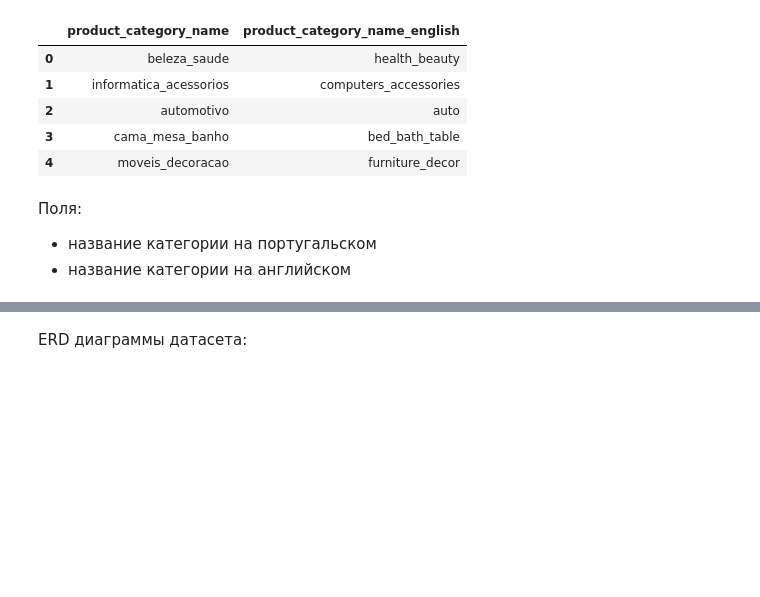
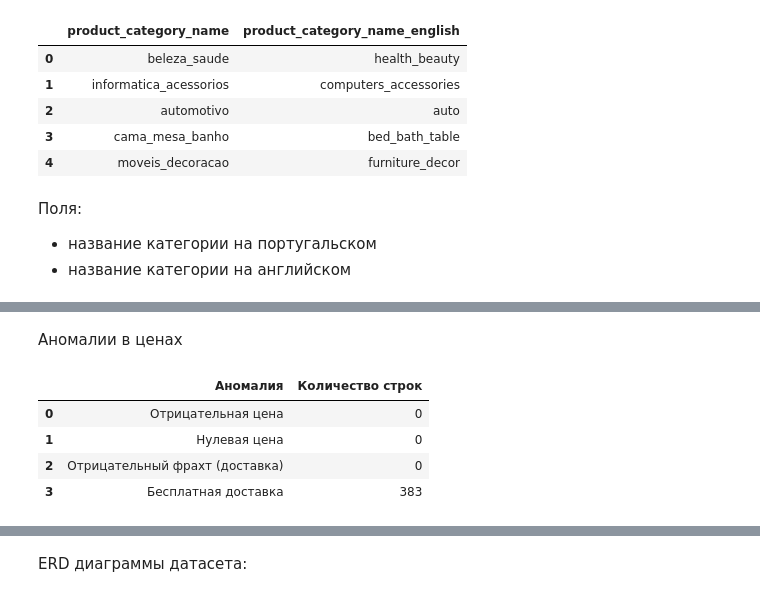
Before and after one commit to kasttix/olist-marketplace-analytics, a Jupyter notebook: notebooks/01_data_quality.ipynb, the cells around one changed output, grey strips where cells are left out. Drawn from its saved outputs; the diff is of its cells as text; code cells hidden in the pictures; blank space fills up the shorter version.

```diff
--- a/notebooks/01_data_quality.ipynb
+++ b/notebooks/01_data_quality.ipynb
@@ -170,0 +249,19 @@ category_translation.head()
+# %% [markdown]
+Аномалии в ценах
+# %%
+price_checks = pd.DataFrame({
+    "Аномалия": ["Отрицательная цена", "Нулевая цена", "Отрицательный фрахт (доставка)", "Бесплатная доставка"],
+    "Количество строк": [
+        (order_items["price"] < 0).sum(),
+        (order_items["price"] == 0).sum(),
+        (order_items["freight_value"] < 0).sum(),
+        (order_items["freight_value"] == 0).sum()
+    ]
+})
+price_checks
+# %% [output]
+|  | Аномалия | Количество строк |
+| 0 | Отрицательная цена | 0 |
+| 1 | Нулевая цена | 0 |
+| 2 | Отрицательный фрахт (доставка) | 0 |
+| 3 | Бесплатная доставка | 383 |
```
Also changed, not shown: parts of 9 cells of this notebook, 10 other files.
